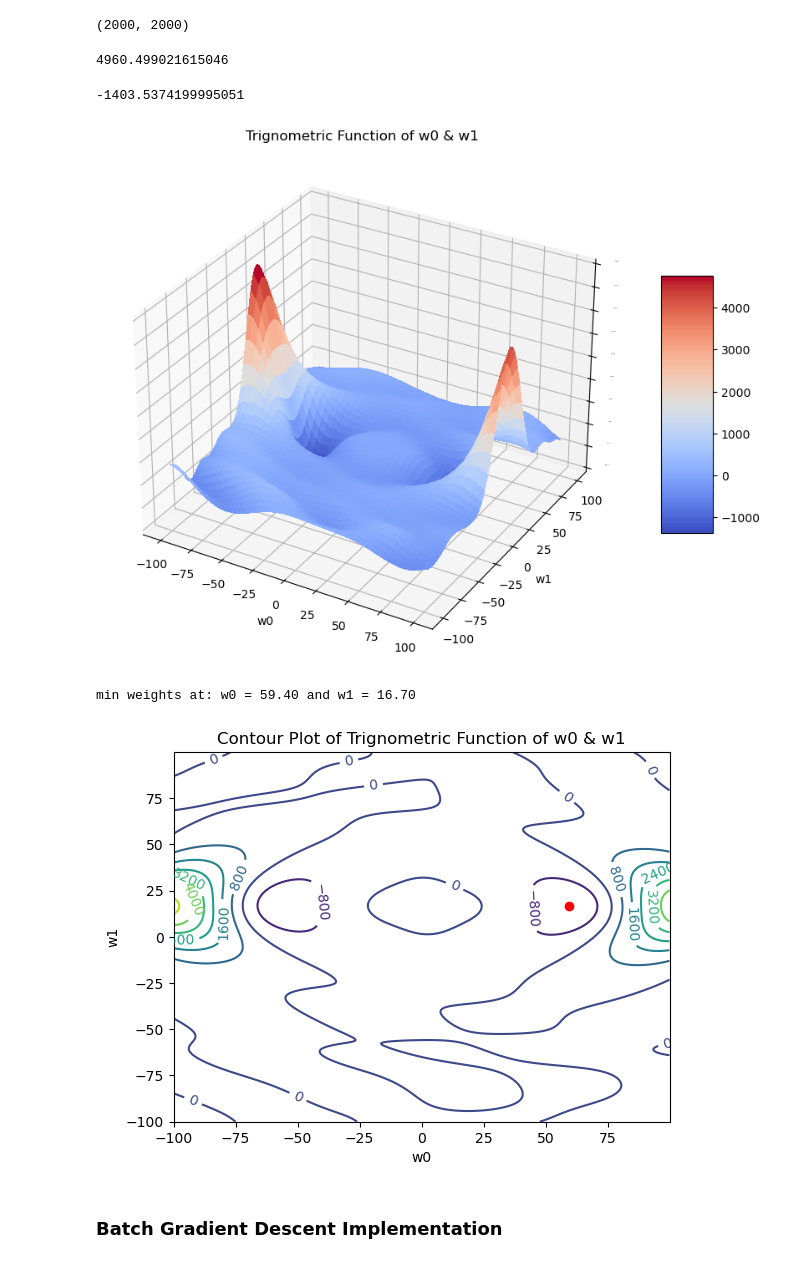
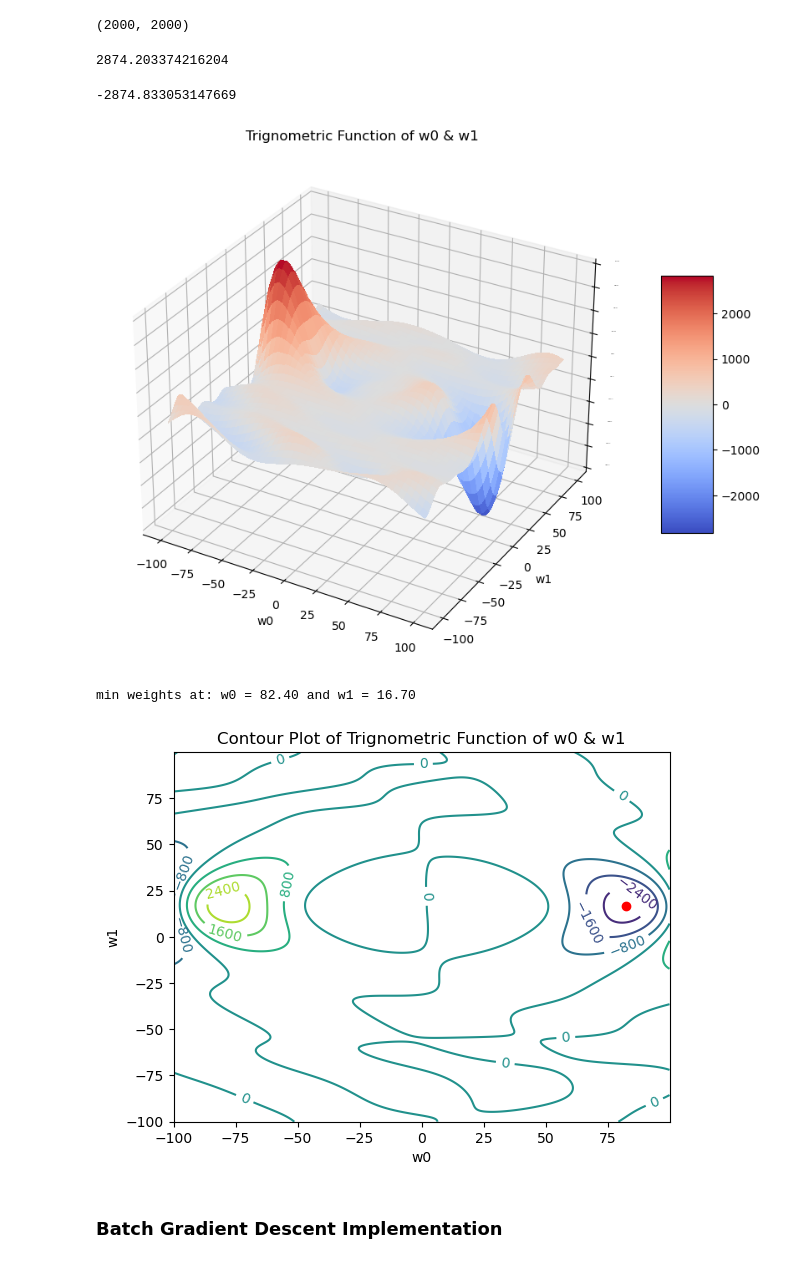
Before and after one commit to insidelearningmachines/Blog, a Jupyter notebook: Notebook XX Batch Gradient Descent.ipynb, the cells around one changed output. Cells and saved outputs as stored; diff of their text form; code cells hidden in the pictures.

```diff
--- a/Notebook XX Batch Gradient Descent.ipynb
+++ b/Notebook XX Batch Gradient Descent.ipynb
@@ -107,7 +107,7 @@ where $\theta_i = (y_{i,pred}-y_{i,true})$, $y_{i,true}$ are the true target val
 # define new loss
 def loss(y: float, yp: np.array) -> np.array:
     x = yp - y
-    return ((x**2)*np.cos(np.pi*x/50) - x)
+    return ((x**2)*np.sin(np.pi*x/50))
 # %%
 # compute loss for our data over the model parameters
 loss_tri = np.zeros(w0.shape)
@@ -122,43 +122,43 @@ loss_tri.shape
 # %%
 loss_tri.max()
 # %% [output]
-4960.499021615046
+2874.203374216204
 # %%
 loss_tri.min()
 # %% [output]
--1403.5374199995051
+-2874.833053147669
 # %%
 fig, ax = plt.subplots(subplot_kw={"projection": "3d"}, figsize=(13,8))
 
 # Plot the surface.
 surf = ax.plot_surface(w0, w1, loss_tri, cmap=cm.coolwarm,
                        linewidth=0, antialiased=False)
 
 # Customize the z axis.
-ax.set_zlim(-1500.00, 5500.00)
+ax.set_zlim(-3000.00, 3000.00)
 ax.zaxis.set_major_locator(LinearLocator(10))
 # A StrMethodFormatter is used automatically
 ax.zaxis.set_major_formatter('{x:.02f}')
 
 # label axes
 ax.set_xlabel('w0')
 ax.set_ylabel('w1')
 ax.tick_params(axis='z', labelsize=0)
 
 ax.set_title('Trignometric Function of w0 & w1')
 
 # Add a color bar which maps values to colors.
 fig.colorbar(surf, shrink=0.5, aspect=5)
 
 plt.show()
 # %% [output]
-[figure, old version]
+[figure, new version]
 # %%
 w0_min = w0.flatten()[np.argmin(loss_tri)]
 w1_min = w1.flatten()[np.argmin(loss_tri)]
 print(f'min weights at: w0 = {w0_min:.2f} and w1 = {w1_min:.2f}')
 # %% [output]
-min weights at: w0 = 59.40 and w1 = 16.70
+min weights at: w0 = 82.40 and w1 = 16.70
 # %%
 fig, ax = plt.subplots()
 CS = ax.contour(w0, w1, loss_tri)
@@ -169,7 +169,7 @@ ax.set_xlabel('w0')
 ax.set_ylabel('w1')
 plt.show()
 # %% [output]
-[figure, old version]
+[figure, new version]
 # %% [markdown]
 ### Batch Gradient Descent Implementation
 # %%
```
Also changed, not shown: parts of 6 cells of this notebook.
